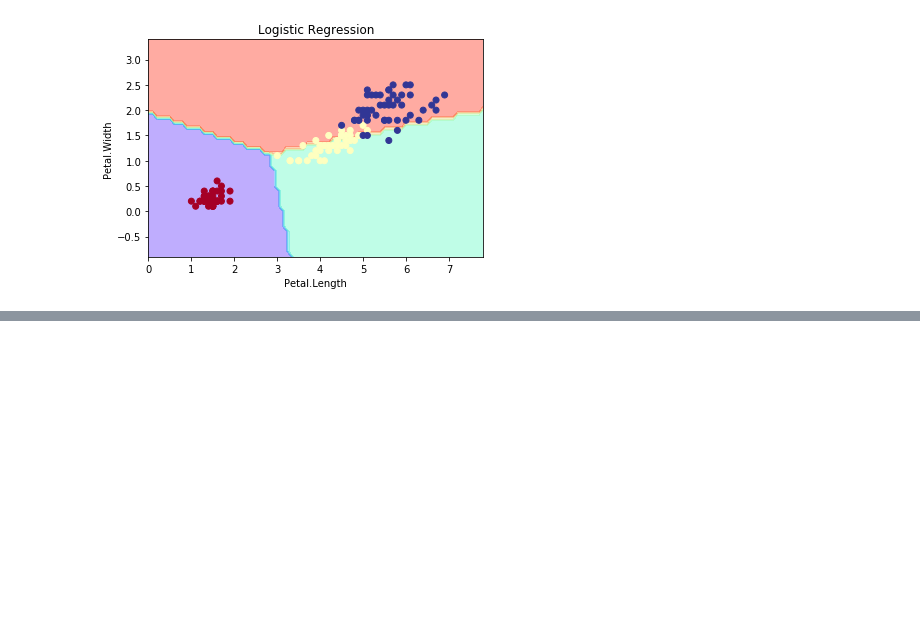
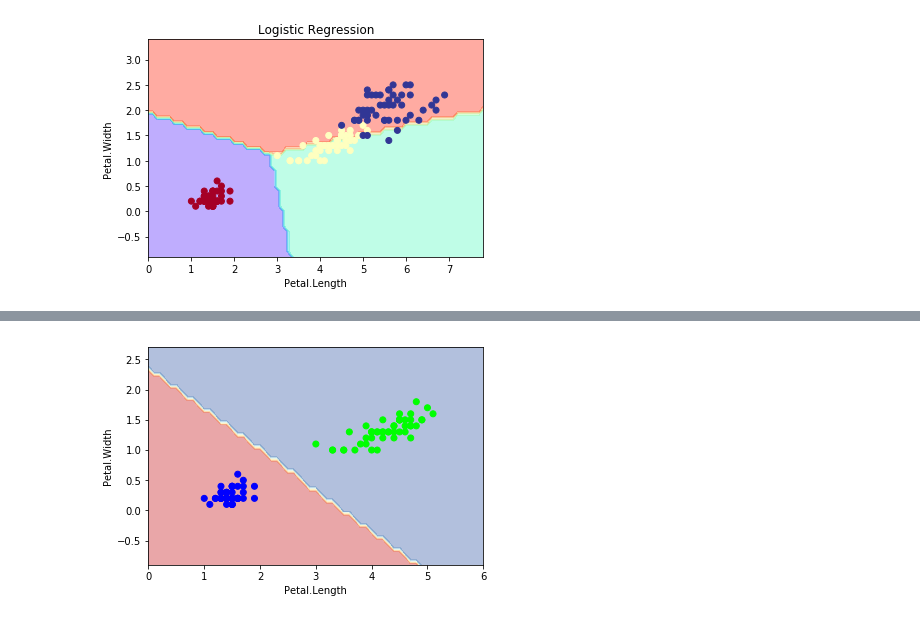
Before and after one commit to ywchiu/pyfintech, a Jupyter notebook: Demo20171019.ipynb, the cells around one changed output, grey strips where cells are left out. Cells and saved outputs as stored; diff of their text form; code cells hidden in the pictures; blank space fills up the shorter version.

```diff
--- a/Demo20171019.ipynb
+++ b/Demo20171019.ipynb
@@ -733,0 +805,4 @@ plt.show()
+# %%
+plot_estimator(clf2, X, y)
+# %% [output]
+[figure, added]
```
Also changed, not shown: parts of 15 cells of this notebook.
